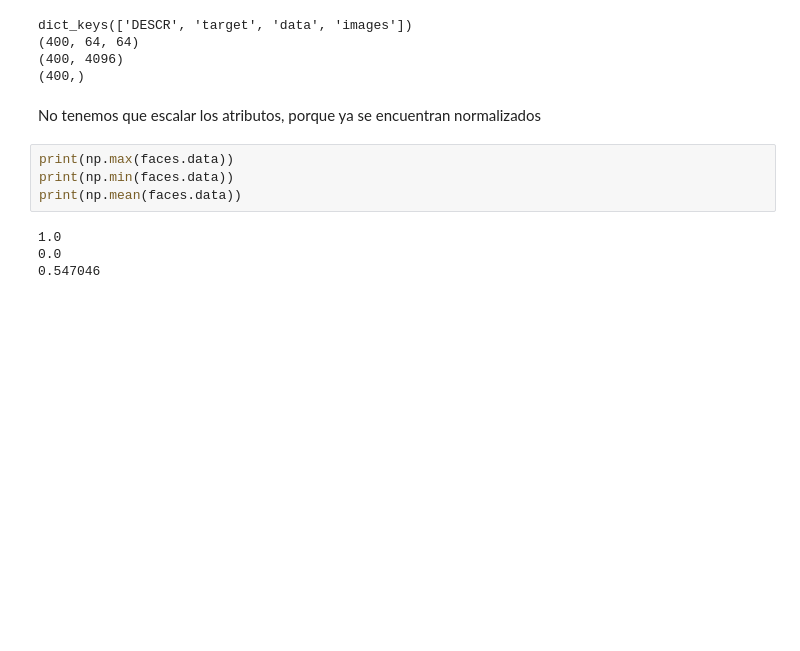
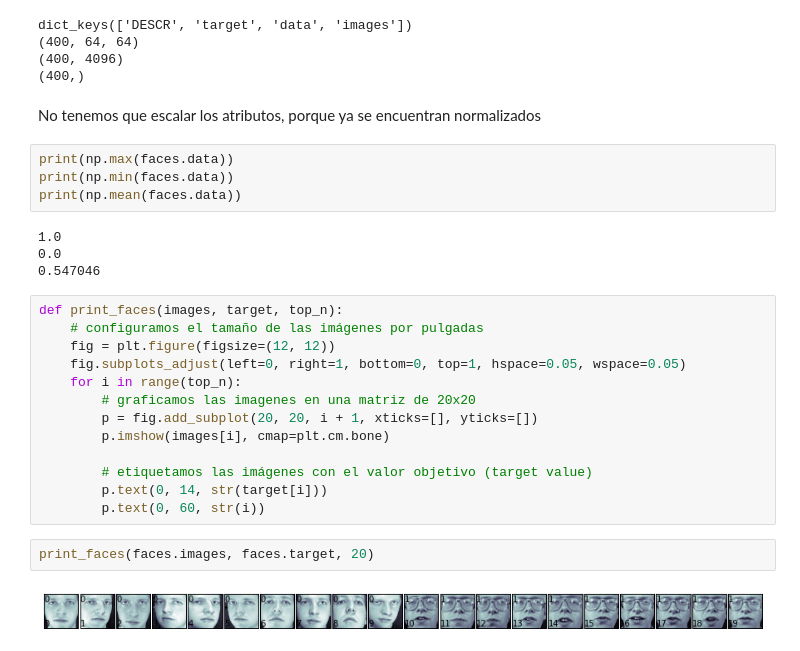
Before and after one commit to skielosky/DataMining, a Jupyter notebook: classification/svm/SVM_reconocimiento_de_rostros.ipynb, the cells around one changed output. Drawn from its saved outputs; the diff is of its cells as text; blank space fills up the shorter version.

```diff
--- a/classification/svm/SVM_reconocimiento_de_rostros.ipynb
+++ b/classification/svm/SVM_reconocimiento_de_rostros.ipynb
@@ -76,3 +76,20 @@ print(np.mean(faces.data))
 1.0
 0.0
 0.547046
+# %%
+def print_faces(images, target, top_n):
+    # configuramos el tamaño de las imágenes por pulgadas
+    fig = plt.figure(figsize=(12, 12))
+    fig.subplots_adjust(left=0, right=1, bottom=0, top=1, hspace=0.05, wspace=0.05)
+    for i in range(top_n):
+        # graficamos las imagenes en una matriz de 20x20
+        p = fig.add_subplot(20, 20, i + 1, xticks=[], yticks=[])
+        p.imshow(images[i], cmap=plt.cm.bone)
+
+        # etiquetamos las imágenes con el valor objetivo (target value)
+        p.text(0, 14, str(target[i]))
+        p.text(0, 60, str(i))
+# %%
+print_faces(faces.images, faces.target, 20)
+# %% [output]
+[figure, added]
```
Also changed, not shown: parts of 24 cells of this notebook, 1 other file.
